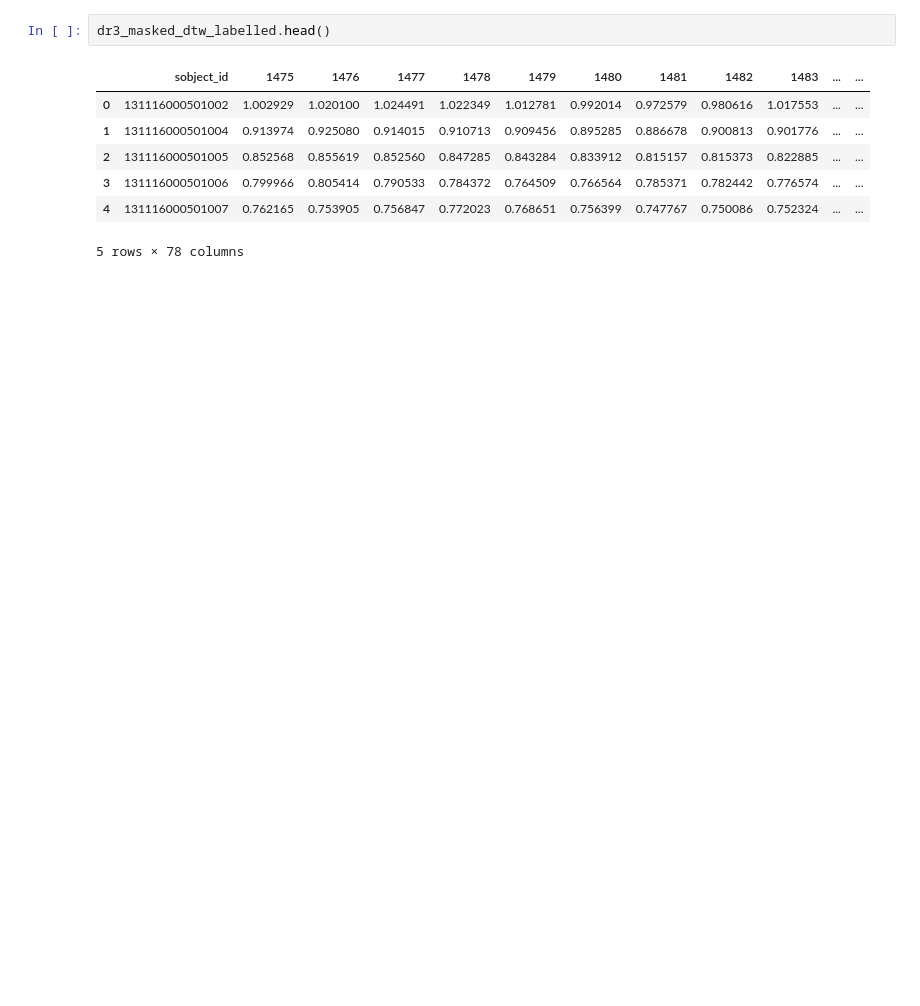
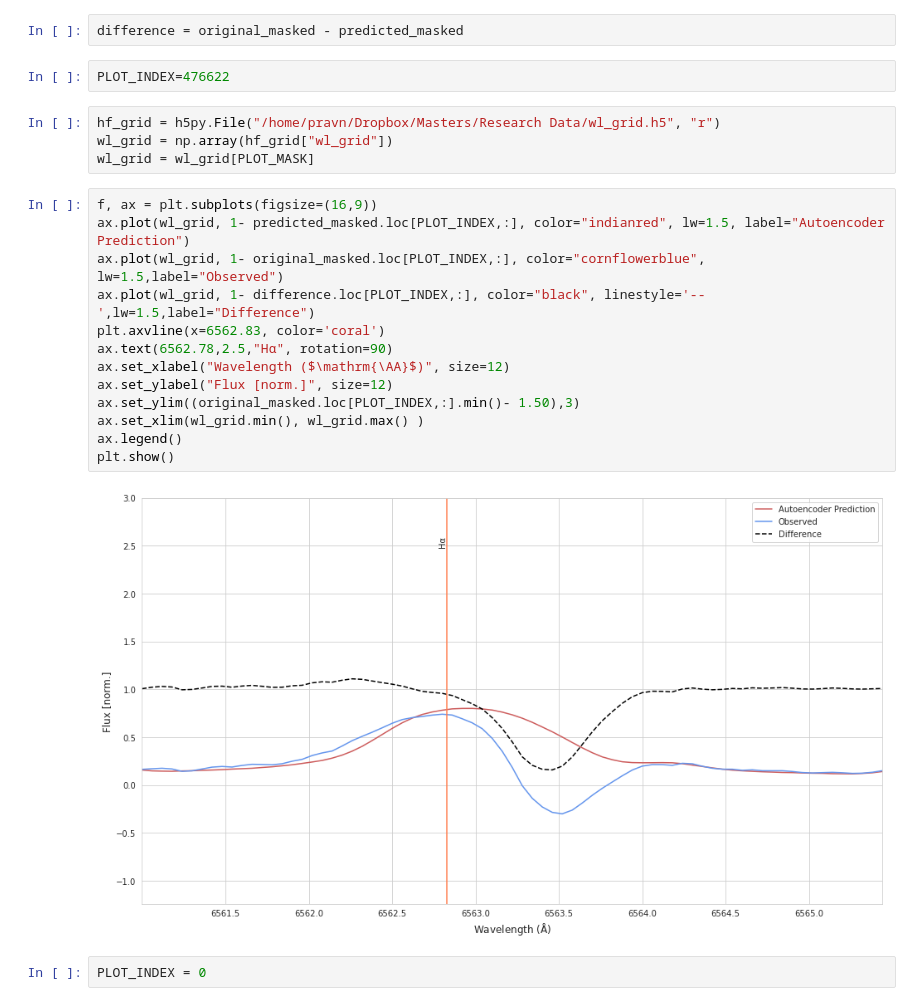
Before and after one commit to PravNJ/galah-test-nut, a Jupyter notebook: ew_investigation_plots.ipynb, the cells around one changed output. Cells and saved outputs as stored; diff of their text form; blank space fills up the shorter version.

```diff
--- a/ew_investigation_plots.ipynb
+++ b/ew_investigation_plots.ipynb
@@ -69,10 +35,25 @@ dr3_masked.head()
-# %%
-dr3_masked_dtw_labelled.head()
-# %% [output]
-|  | sobject_id | 1475 | 1476 | 1477 | 1478 | 1479 | 1480 | 1481 | 1482 | 1483 | ... | ... |
-| 0 | 131116000501002 | 1.002929 | 1.020100 | 1.024491 | 1.022349 | 1.012781 | 0.992014 | 0.972579 | 0.980616 | 1.017553 | ... | ... |
-| 1 | 131116000501004 | 0.913974 | 0.925080 | 0.914015 | 0.910713 | 0.909456 | 0.895285 | 0.886678 | 0.900813 | 0.901776 | ... | ... |
-| 2 | 131116000501005 | 0.852568 | 0.855619 | 0.852560 | 0.847285 | 0.843284 | 0.833912 | 0.815157 | 0.815373 | 0.822885 | ... | ... |
-| 3 | 131116000501006 | 0.799966 | 0.805414 | 0.790533 | 0.784372 | 0.764509 | 0.766564 | 0.785371 | 0.782442 | 0.776574 | ... | ... |
-| 4 | 131116000501007 | 0.762165 | 0.753905 | 0.756847 | 0.772023 | 0.768651 | 0.756399 | 0.747767 | 0.750086 | 0.752324 | ... | ... |
-5 rows × 78 columns
+# %%
+difference = original_masked - predicted_masked
+# %%
+PLOT_INDEX=476622
+# %%
+hf_grid = h5py.File("/home/pravn/Dropbox/Masters/Research Data/wl_grid.h5", "r")
+wl_grid = np.array(hf_grid["wl_grid"])
+wl_grid = wl_grid[PLOT_MASK]
+# %%
+f, ax = plt.subplots(figsize=(16,9))
+ax.plot(wl_grid, 1- predicted_masked.loc[PLOT_INDEX,:], color="indianred", lw=1.5, label="Autoencoder Prediction")
+ax.plot(wl_grid, 1- original_masked.loc[PLOT_INDEX,:], color="cornflowerblue", lw=1.5,label="Observed")
+ax.plot(wl_grid, 1- difference.loc[PLOT_INDEX,:], color="black", linestyle='--',lw=1.5,label="Difference")
+plt.axvline(x=6562.83, color='coral')
+ax.text(6562.78,2.5,"Hα", rotation=90)
+ax.set_xlabel("Wavelength ($\mathrm{\AA}$)", size=12)
+ax.set_ylabel("Flux [norm.]", size=12)
+ax.set_ylim((original_masked.loc[PLOT_INDEX,:].min()- 1.50),3)
+ax.set_xlim(wl_grid.min(), wl_grid.max() )
+ax.legend()
+plt.show()
+# %% [output]
+[figure, added]
+# %%
+PLOT_INDEX = 0
```
Also changed, not shown: parts of 19 cells of this notebook, 1 other file.
